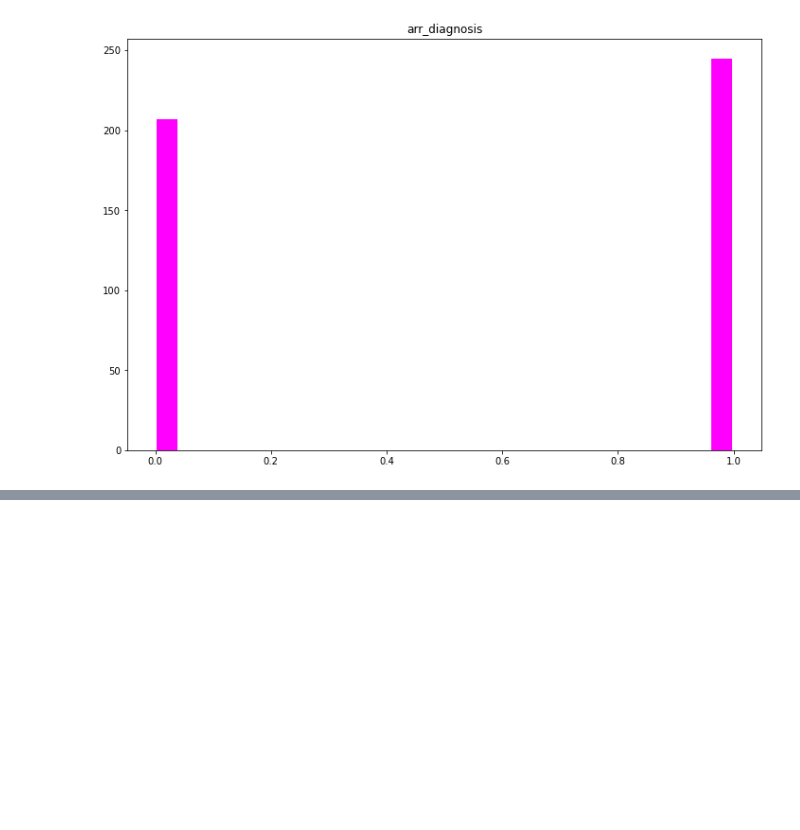
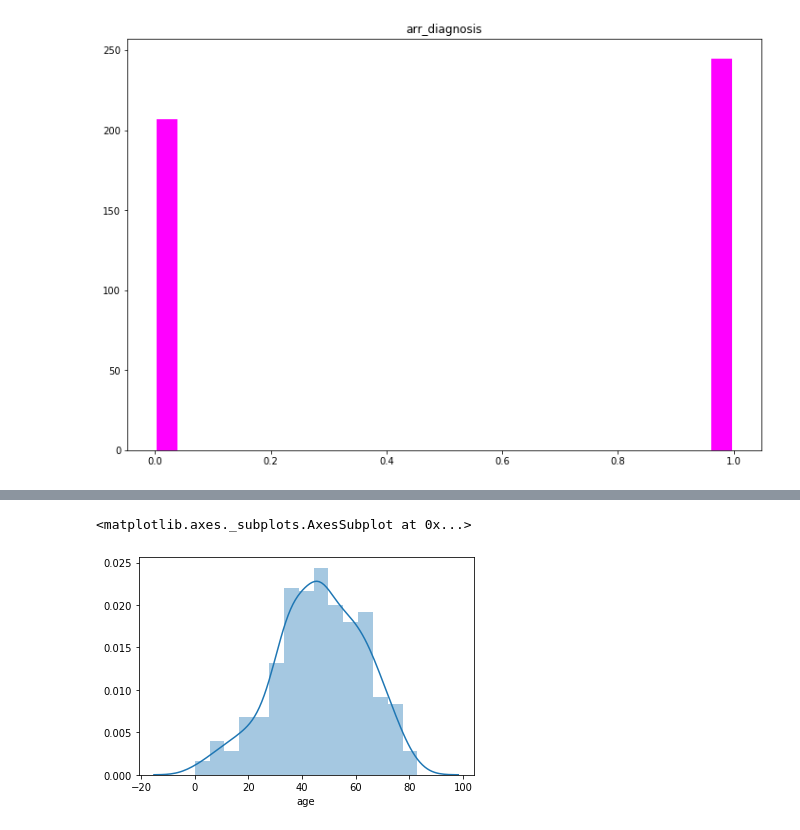
Before and after one commit to Almandiro/Rutgers_DS_Project_1, a Jupyter notebook: clean_heart_data_jg.ipynb, the cells around one changed output, grey strips where cells are left out. Saved outputs shown, nothing was run; the diff lists cells and outputs as text; code cells hidden in the pictures; blank space fills up the shorter version.

```diff
--- a/clean_heart_data_jg.ipynb
+++ b/clean_heart_data_jg.ipynb
@@ -162,0 +178,5 @@ ax = replaced_df.hist(column='arr_diagnosis', bins=25, grid=False, figsize=(12,8
+# %%
+sns.distplot(replaced_df['age'])
+# %% [output]
+<matplotlib.axes._subplots.AxesSubplot at 0x...>
+[figure, added]
```
Also changed, not shown: parts of 6 cells of this notebook.
